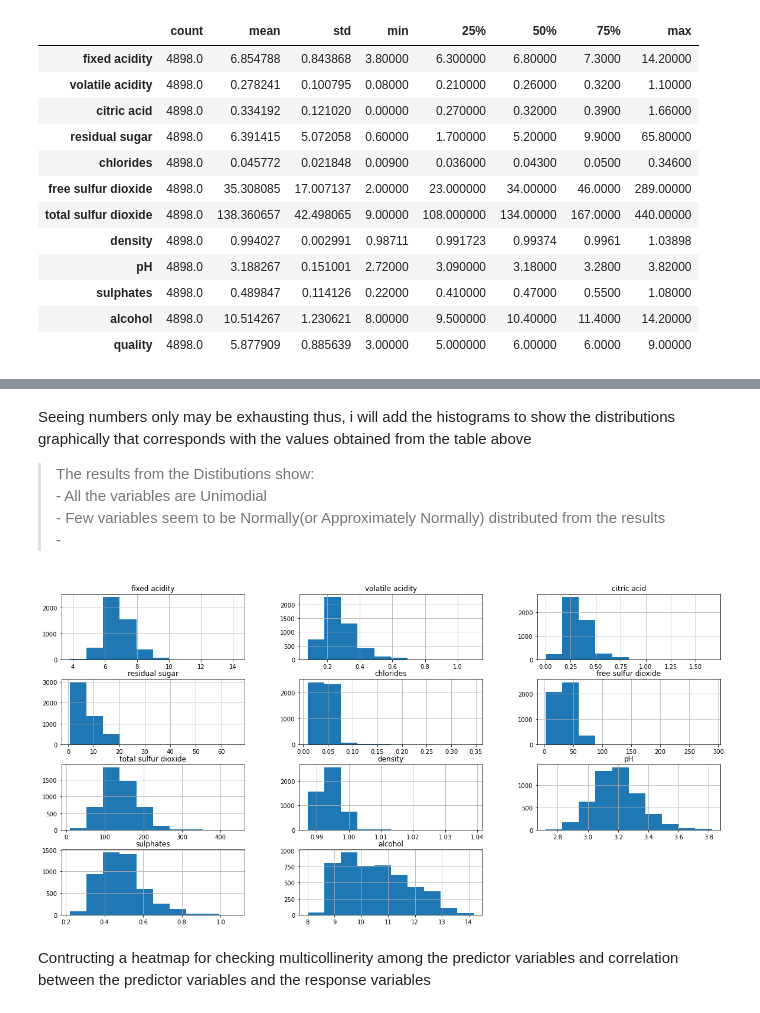
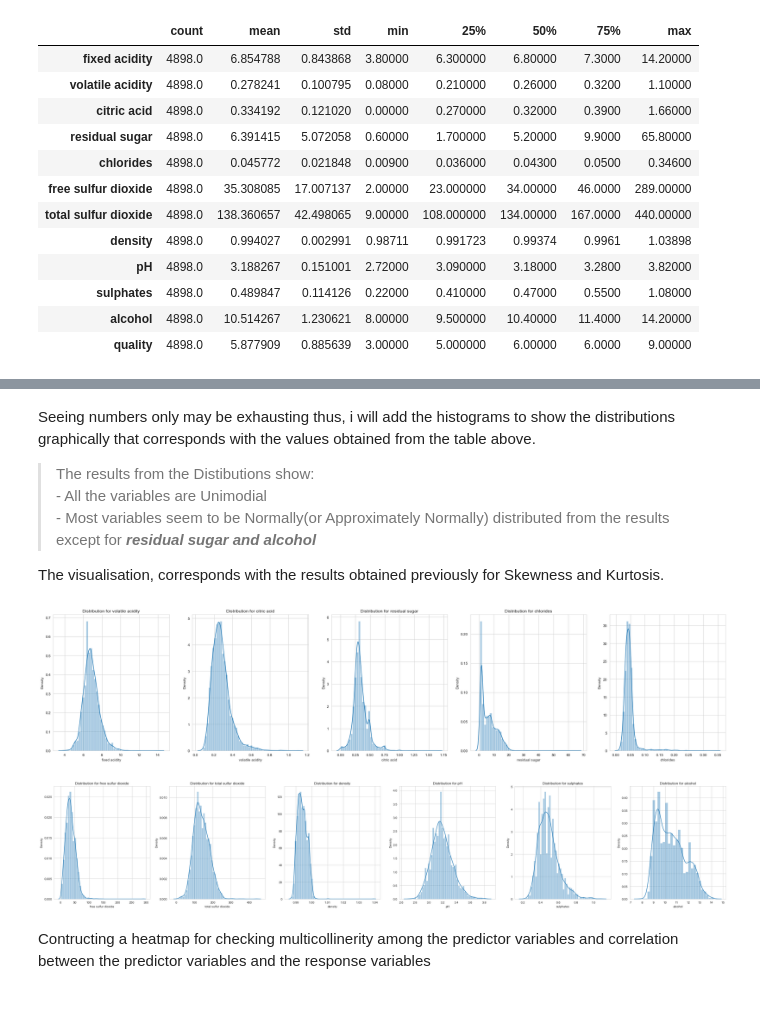
Before and after one commit to FeziweMelvin/Wine-Quality, a Jupyter notebook: whitewine.ipynb, the cells around one changed output, grey strips where cells are left out. Cells and saved outputs as stored; diff of their text form; code cells hidden in the pictures.

Commit message:
Distribution Computations

```diff
--- a/whitewine.ipynb
+++ b/whitewine.ipynb
@@ -71,2 +68,0 @@ In the next cell we will perfom a function to determine the skewness of each pre
-# %%
-white_wine_df.drop(columns=["quality"], inplace=False).skew(axis=0)
@@ -86,15 +102,31 @@ dtype: float64
 # %% [markdown]
-Seeing numbers only may be exhausting thus, i will add the histograms to show the distributions graphically that corresponds with the values obtained from the table above
+Seeing numbers only may be exhausting thus, i will add the histograms to show the distributions graphically that corresponds with the values obtained from the table above.
 
 > The results from the Distibutions show: <br>
     - All the variables are Unimodial <br>
-    - Few variables seem to be Normally(or Approximately Normally) distributed from the results <br>
-    -
+    - Most variables seem to be Normally(or Approximately Normally) distributed from the results  except for ***residual sugar and alcohol*** <br>
+
+The visualisation, corresponds with the results obtained previously for Skewness and Kurtosis.
-# %%
-white_wine_df.drop(columns=["quality"], inplace=False).hist(figsize=(20, 10)) #Showing the distributions of the predictor variables
-plt.show()
-# %% [output]
-[figure, removed]
+# %%
+explanatory_vars = white_wine_df.drop(columns=["quality"]).columns.values
+
+#1st Figure
+plt.figure(figsize=(100,80))
+for i in range(0,len(explanatory_vars)-6):
+    plt.title(f"Distribution for {explanatory_vars[i]}")
+    plt.subplot(10,15,i+1)
+    sns.distplot(white_wine_df[explanatory_vars[i]],kde=True)
+
+#2nd Figure
+plt.figure(figsize=(100,80))
+for i in range(len(explanatory_vars)-6,len(explanatory_vars)):
+
+    plt.subplot(10,15,i+1)
+    sns.distplot(white_wine_df[explanatory_vars[i]],kde=True)
+    plt.title(f"Distribution for {explanatory_vars[i]}")
+# %% [output]
+[figure, added]
+[figure, added]
 # %% [markdown]
 Contructing a heatmap for checking multicollinerity among the predictor variables and correlation between the predictor variables and the response variables
 # %%
```
Also changed, not shown: parts of 5 cells of this notebook.
